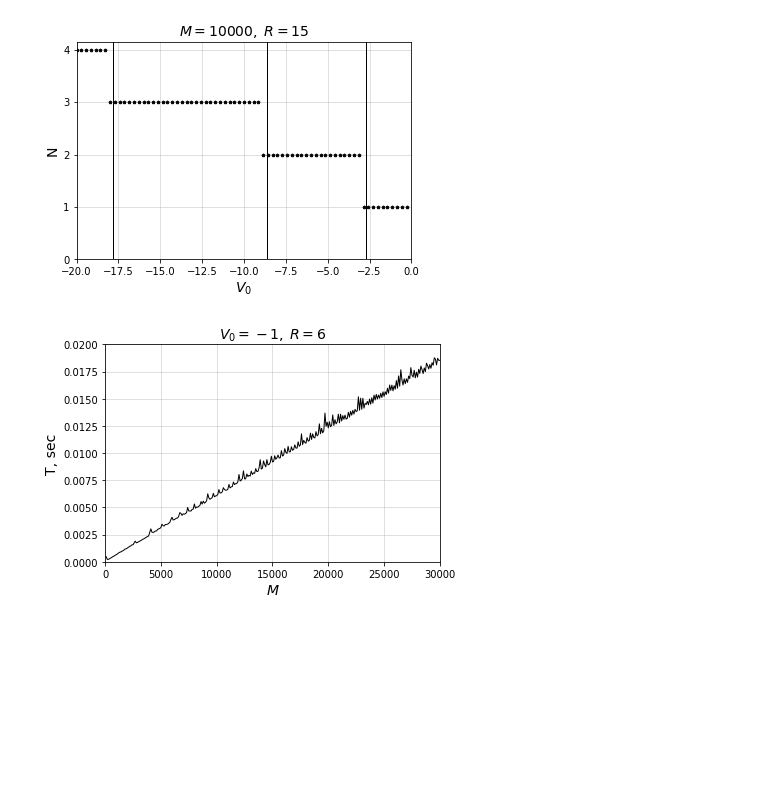
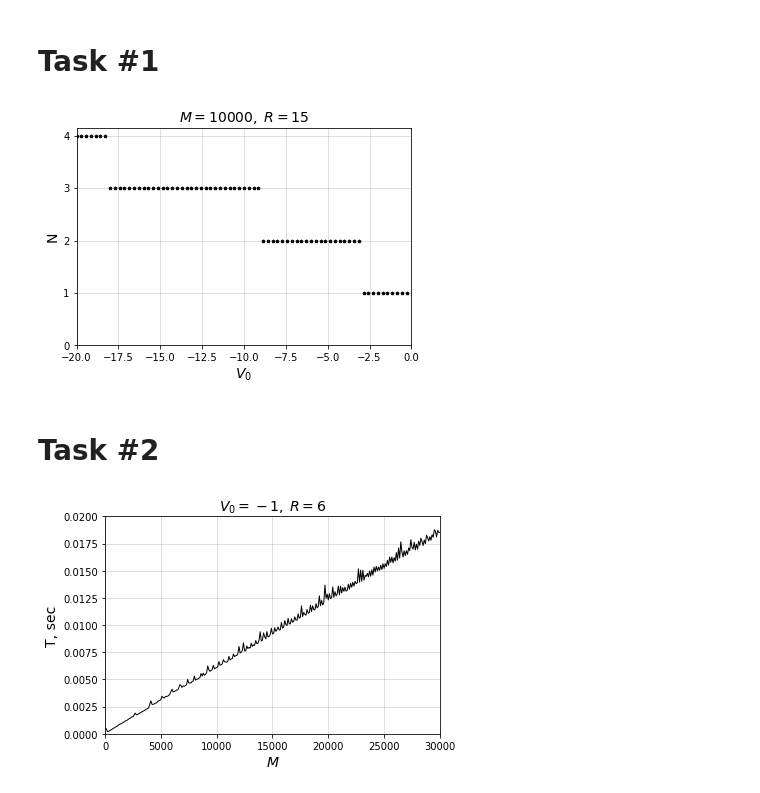
Before and after one commit to MrKozelberg/gaussian_wall, a Jupyter notebook: script.ipynb, the cells around one changed output. Saved outputs shown, nothing was run; the diff lists cells and outputs as text; code cells hidden in the pictures; blank space fills up the shorter version.

```diff
--- a/script.ipynb
+++ b/script.ipynb
@@ -4,28 +4,32 @@ import matplotlib.pyplot as plt
 import matplotlib.colors as colors
 import matplotlib.cbook as cbook
 from matplotlib import cm
+# %% [markdown]
+# Task \#1
 # %%
 data = np.genfromtxt('output/N_vs_v0.txt')
 # %%
 plt.plot(data[:, 0], data[:, 1], linestyle='', marker='p', color='black', ms=3)
-plt.axvline(x=-2.684, color='black', linestyle='-', linewidth=1)
-plt.axvline(x=-8.650, color='black', linestyle='-', linewidth=1)
-plt.axvline(x=-17.796, color='black', linestyle='-', linewidth=1)
+# plt.axvline(x=-2.684, color='black', linestyle='-', linewidth=1)
+# plt.axvline(x=-8.650, color='black', linestyle='-', linewidth=1)
+# plt.axvline(x=-17.796, color='black', linestyle='-', linewidth=1)
 
 
 plt.xlabel(r'$V_0$', fontsize=14)
 plt.ylabel('N', fontsize=14)
 
 plt.title(r'$M=10000,\; R=15$', fontsize=14)
 
 plt.yticks([0,1,2,3,4])
 plt.xlim(data[-1, 0], 0)
 
 plt.grid(alpha=0.5)
 
 plt.savefig('figures/num_eigen_vs_v0.pdf')
 # %% [output]
-[figure, old version]
+[figure, new version]
+# %% [markdown]
+# Task \#2
 # %%
 t_vs_m = np.genfromtxt('output/T_vs_M.txt')
 # %%
```
Also changed, not shown: parts of 12 cells of this notebook, 24 other files.
